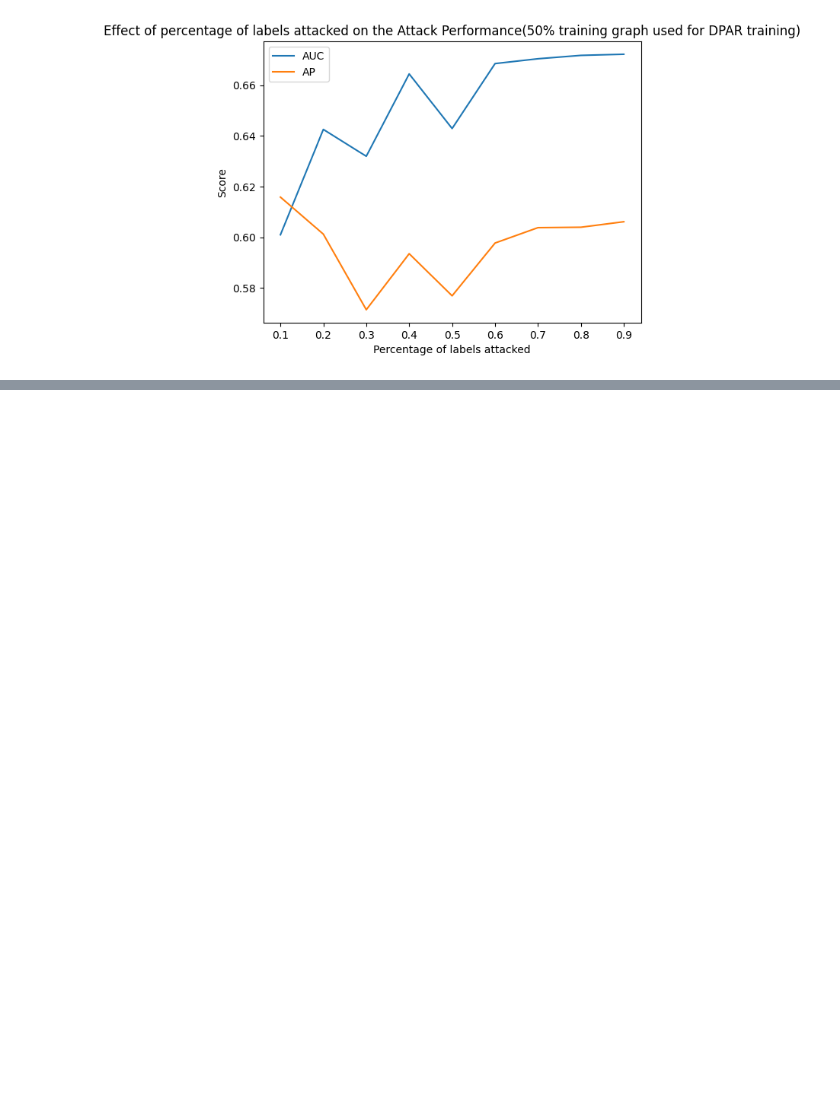
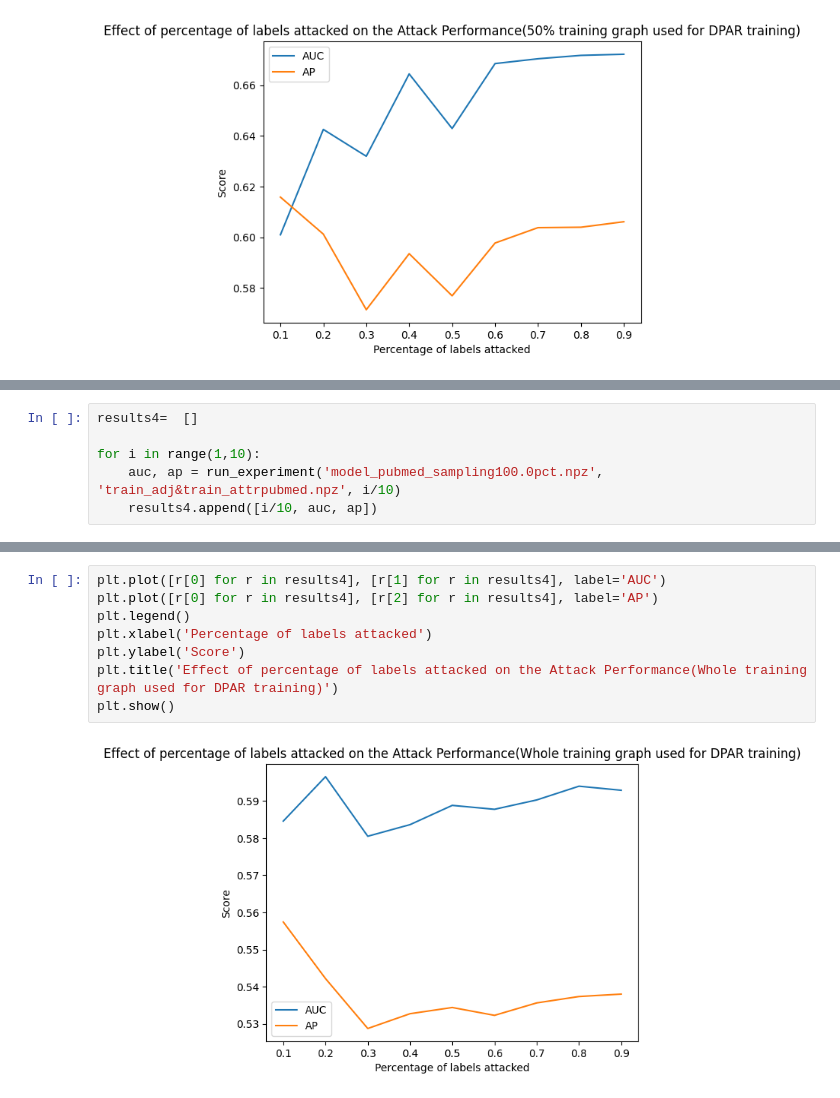
Before and after one commit to Abhinav-Khot/Privacy-Attacks-on-GNNs, a Jupyter notebook: testing.ipynb, the cells around one changed output, grey strips where cells are left out. Cells and saved outputs as stored; diff of their text form; blank space fills up the shorter version.

```diff
--- a/testing.ipynb
+++ b/testing.ipynb
@@ -104,0 +125,6 @@ plt.show()
+# %%
+results4=  []
+
+for i in range(1,10):
+    auc, ap = run_experiment('model_pubmed_sampling100.0pct.npz', 'train_adj&train_attrpubmed.npz', i/10)
+    results4.append([i/10, auc, ap])
@@ -104,0 +141,10 @@ plt.show()
+# %%
+plt.plot([r[0] for r in results4], [r[1] for r in results4], label='AUC')
+plt.plot([r[0] for r in results4], [r[2] for r in results4], label='AP')
+plt.legend()
+plt.xlabel('Percentage of labels attacked')
+plt.ylabel('Score')
+plt.title('Effect of percentage of labels attacked on the Attack Performance(Whole training graph used for DPAR training)')
+plt.show()
+# %% [output]
+[figure, added]
```
Also changed, not shown: parts of 6 cells of this notebook, 7 other files.
